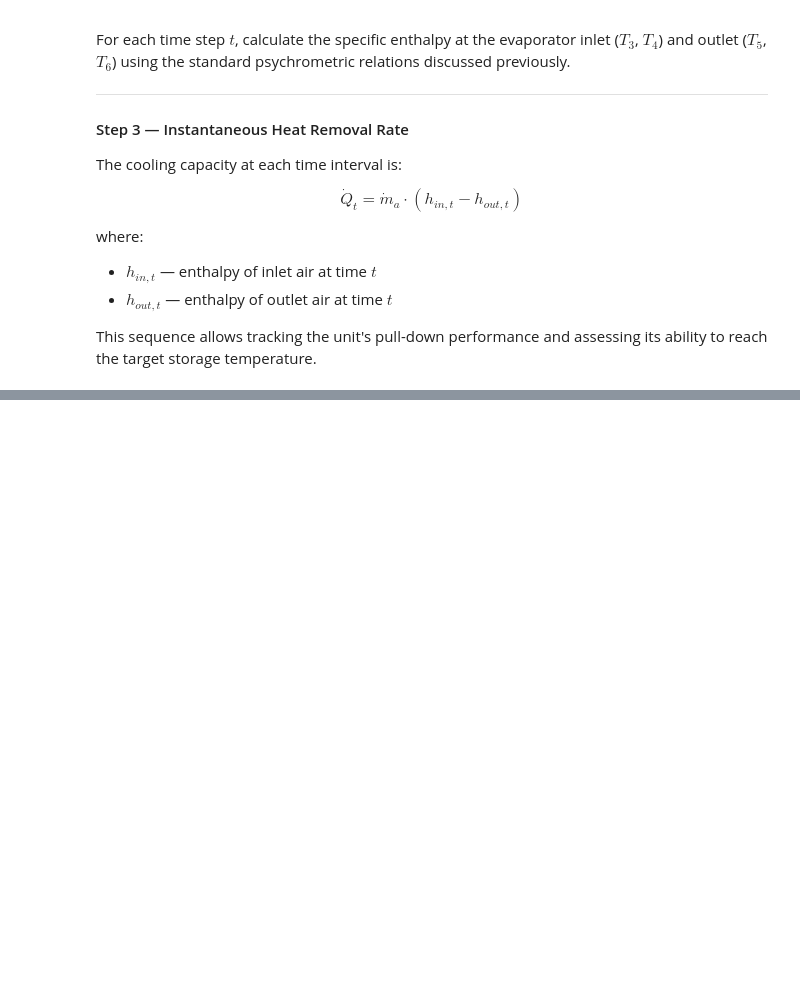
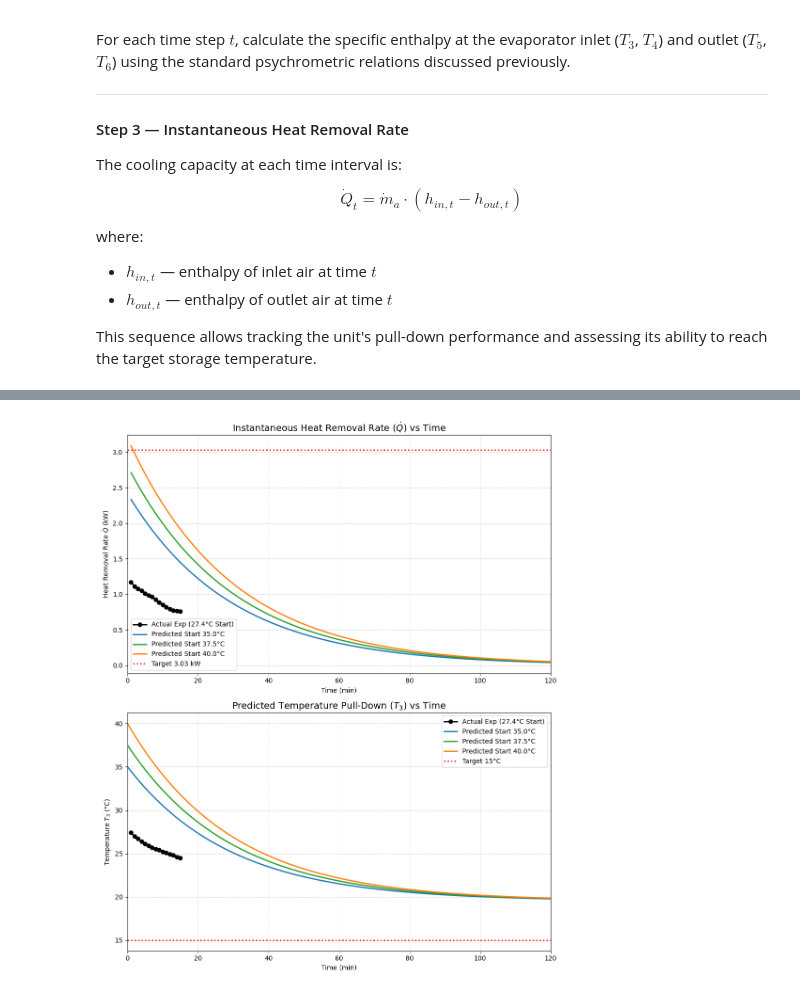
Before and after one commit to tharindu33333/ME421-Mechanical-Systems-Lab-A2, a Jupyter notebook: Heat Transfer/E_20_194_Heat_Transfer.ipynb, the cells around one changed output, grey strips where cells are left out. Saved outputs shown, nothing was run; the diff lists cells and outputs as text; code cells hidden in the pictures; blank space fills up the shorter version.

```diff
--- a/Heat Transfer/E_20_194_Heat_Transfer.ipynb
+++ b/Heat Transfer/E_20_194_Heat_Transfer.ipynb
@@ -499,0 +627,72 @@ This sequence allows tracking the unit's pull-down performance and assessing its
+# %%
+import numpy as np
+import matplotlib.pyplot as plt
+from sklearn.linear_model import LinearRegression
+
+# 1. Experimental Data (Experiment 02)
+time_obs = np.array([1, 2, 3, 4, 5, 6, 7, 8, 9, 10, 11, 12, 13, 14, 15])
+t3_obs = np.array([27.4, 27.0, 26.7, 26.4, 26.1, 25.9, 25.7, 25.5, 25.4, 25.2, 25.1, 24.9, 24.8, 24.6, 24.5])
+q_dot_obs = np.array([1.169, 1.111, 1.077, 1.054, 1.011, 0.985, 0.963, 0.925, 0.884, 0.852, 0.821, 0.795, 0.771, 0.765, 0.762])
+
+# 2. Calibrated Room Mass (C_exp)
+avg_q = np.mean(q_dot_obs)
+temp_drop_rate = (t3_obs[0] - t3_obs[-1]) / (time_obs[-1] - time_obs[0])
+C_exp = (avg_q * 60) / temp_drop_rate
+
+# 3. Linear Regression Model (Q vs T3)
+model = LinearRegression().fit(t3_obs.reshape(-1, 1), q_dot_obs)
+m, c = model.coef_[0], model.intercept_
+
+# 4. Simulation Function for 120 mins
+def simulate_full(T_start, duration=120):
+    T_history = [T_start]
+    Q_history = []
+    T_curr = T_start
+    for _ in range(duration):
+        Q_inst = m * T_curr + c
+        Q_history.append(Q_inst)
+        T_curr -= (Q_inst * 60) / C_exp
+        T_history.append(T_curr)
+    return np.array(T_history), np.array(Q_history)
+
+# 5. Plotting with Colors
+plt.figure(figsize=(10, 12))
+
+# --- Subplot 1: Heat Removal Rate ---
+plt.subplot(2, 1, 1)
+plt.plot(time_obs, q_dot_obs, 'k-o', label='Actual Exp (27.4°C Start)', linewidth=2)  # black
+sim_times = np.arange(1, 121)
+colors = ['tab:blue', 'tab:green', 'tab:orange']  # Colors for different start temps
+start_temps = [35.0, 37.5, 40.0]
+for start_temp, color in zip(start_temps, colors):
+    _, q_hist = simulate_full(start_temp, duration=120)
+    plt.plot(sim_times, q_hist, color=color, label=f'Predicted Start {start_temp}°C', linewidth=2)
+
+plt.axhline(y=3.03, color='red', linestyle=':', label='Target 3.03 kW', linewidth=2)
+plt.title(r'Instantaneous Heat Removal Rate ($\dot{Q}$) vs Time', fontsize=14)
+plt.xlabel('Time (min)')
+plt.ylabel(r'Heat Removal Rate $\dot{Q}$ (kW)')
+plt.legend()
+plt.grid(True, linestyle='--', alpha=0.6)
+plt.xlim(0, 120)
+
+# --- Subplot 2: Temperature T3 ---
+plt.subplot(2, 1, 2)
+plt.plot(time_obs, t3_obs, 'k-o', label='Actual Exp (27.4°C Start)', linewidth=2)  # black
+sim_times_temp = np.arange(0, 121)
+for start_temp, color in zip(start_temps, colors):
+    T_hist, _ = simulate_full(start_temp, duration=120)
+    plt.plot(sim_times_temp, T_hist, color=color, label=f'Predicted Start {start_temp}°C', linewidth=2)
+
+plt.axhline(y=15, color='red', linestyle=':', label='Target 15°C', linewidth=2)
+plt.title(r'Predicted Temperature Pull-Down ($T_3$) vs Time', fontsize=14)
+plt.xlabel('Time (min)')
+plt.ylabel(r'Temperature $T_3$ (°C)')
+plt.legend()
+plt.grid(True, linestyle='--', alpha=0.6)
+plt.xlim(0, 120)
+
+plt.tight_layout()
+plt.show()
+# %% [output]
+[figure, added]
```
Also changed, not shown: parts of 8 cells of this notebook.
